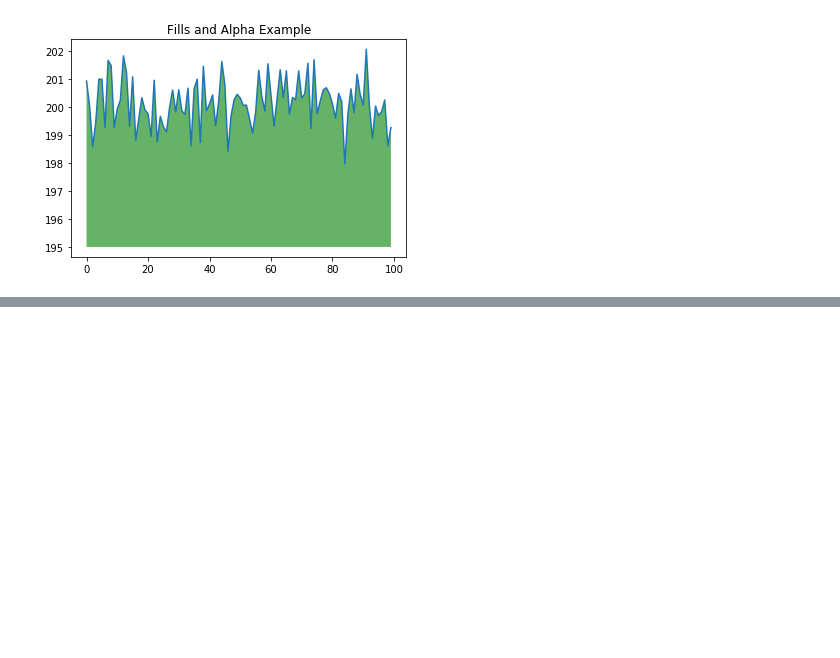
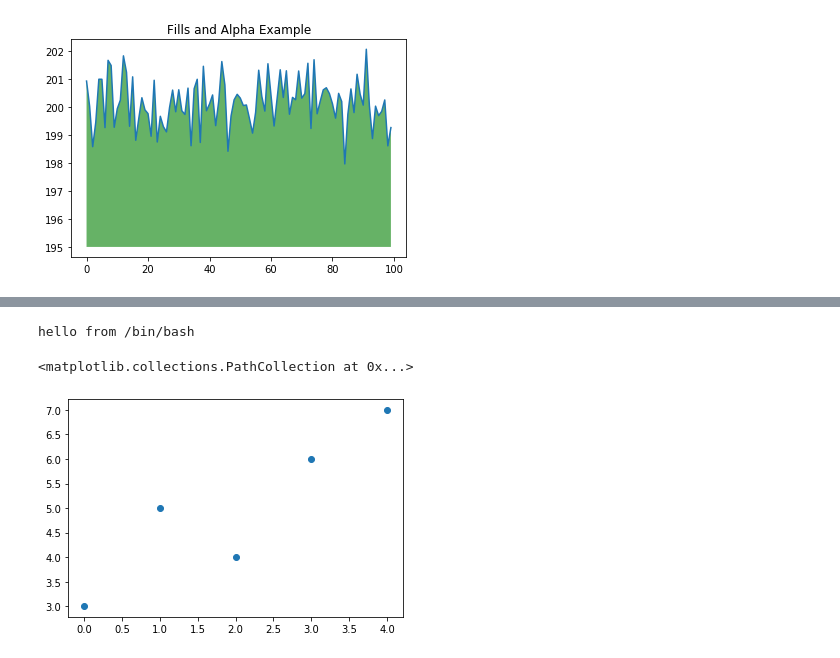
Before and after one commit to maoude/TFIntroduction, a Jupyter notebook: Copy_of_Untitled0.ipynb, the cells around one changed output, grey strips where cells are left out. Saved outputs shown, nothing was run; the diff lists cells and outputs as text; code cells hidden in the pictures; blank space fills up the shorter version.

```diff
--- a/Copy_of_Untitled0.ipynb
+++ b/Copy_of_Untitled0.ipynb
@@ -30,0 +111,5 @@ plt.show()
+# %%
+%%bash
+echo "hello from $BASH"
+# %% [output]
+hello from /bin/bash
@@ -30,0 +123,7 @@ plt.show()
+# %%
+x = np.array([0,1,2,3,4])
+Y = np.array([3,5,4,6,7])
+plt.scatter(X, Y)
+# %% [output]
+<matplotlib.collections.PathCollection at 0x...>
+[figure, added]
```
Also changed, not shown: parts of 15 cells of this notebook.
